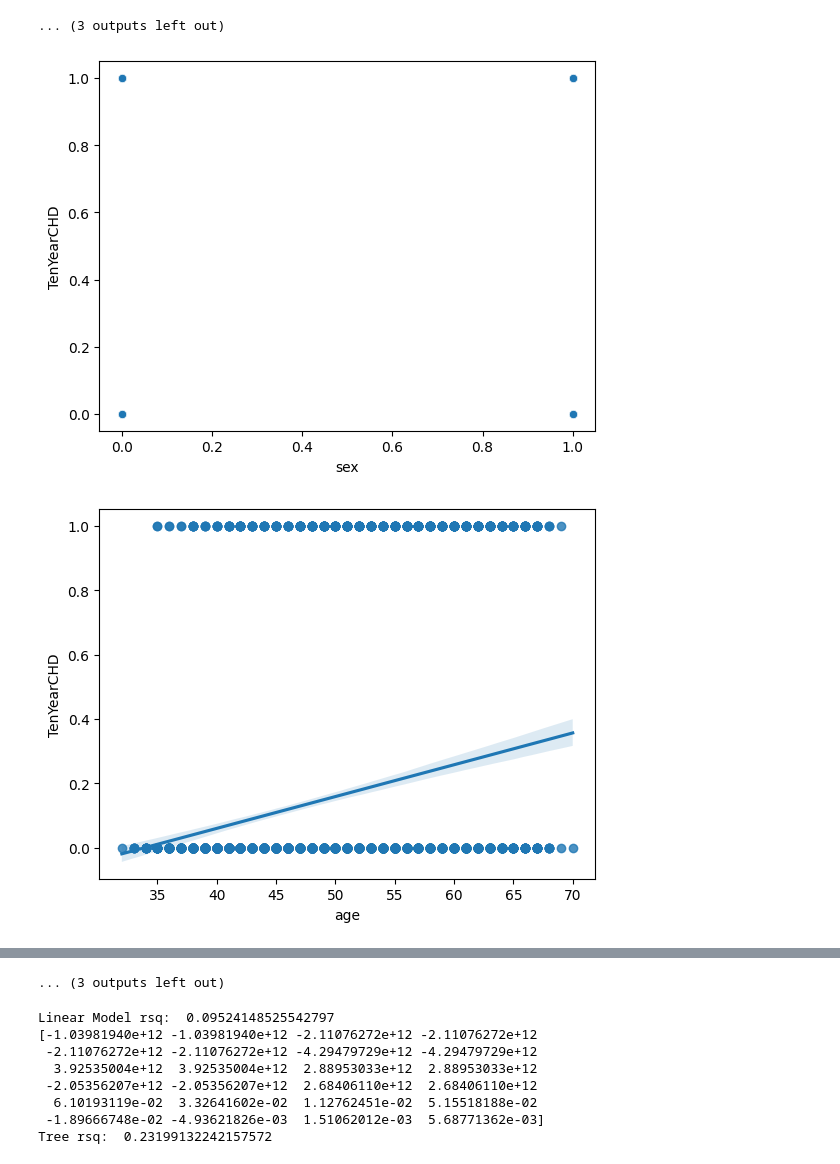
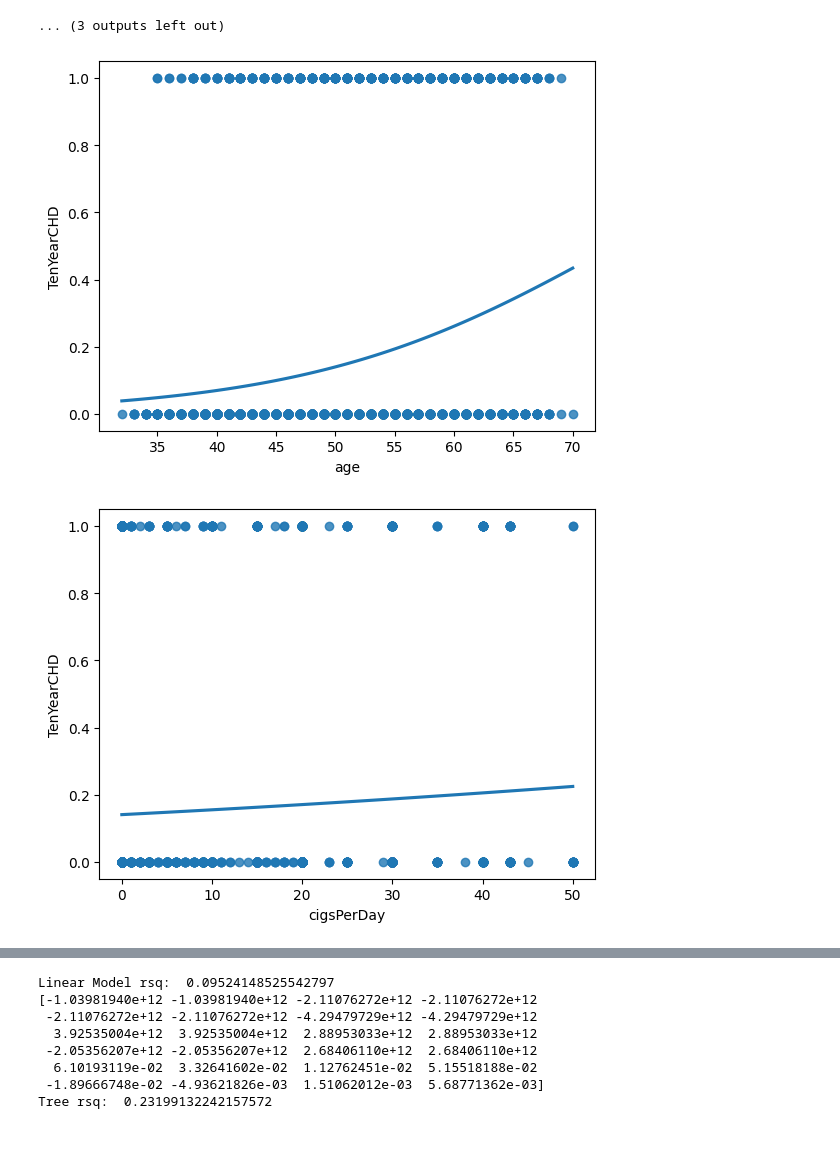
Before and after one commit to gdbwoo/DS-3001-Projects, a Jupyter notebook: Project 2/project_chd.ipynb, the cells around one changed output, grey strips where cells are left out. Cells and saved outputs as stored; diff of their text form; code cells hidden in the pictures.

Commit message:
changed regplot with logistic parameter

```diff
--- a/Project 2/project_chd.ipynb
+++ b/Project 2/project_chd.ipynb
@@ -174,36 +174,22 @@ plt.show()
 # %%
 # Move to index; used to look at different relationship between response and predictors
 
-sns.scatterplot(data=df,x="sex",y="TenYearCHD")
+sns.regplot(data=df,x="age",y="TenYearCHD", logistic=True, ci=None)
 plt.show()
-sns.regplot(data=df,x="age",y="TenYearCHD")
+sns.regplot(data=df,x="cigsPerDay",y="TenYearCHD", logistic=True, ci=None)
 plt.show()
-sns.scatterplot(data=df,x="education",y="TenYearCHD")
+sns.regplot(data=df,x="totChol",y="TenYearCHD", logistic=True, ci=None)
 plt.show()
-sns.scatterplot(data=df,x="currentSmoker",y="TenYearCHD")
+sns.regplot(data=df,x="sysBP",y="TenYearCHD", logistic=True, ci=None)
 plt.show()
-sns.regplot(data=df,x="cigsPerDay",y="TenYearCHD")
+sns.regplot(data=df,x="diaBP",y="TenYearCHD", logistic=True, ci=None)
 plt.show()
-sns.scatterplot(data=df,x="BPMeds",y="TenYearCHD")
+sns.regplot(data=df,x="BMI",y="TenYearCHD", logistic=True, ci=None)
 plt.show()
-sns.scatterplot(data=df,x="prevalentStroke",y="TenYearCHD")
+sns.regplot(data=df,x="heartRate",y="TenYearCHD", logistic=True, ci=None)
 plt.show()
-sns.scatterplot(data=df,x="prevalentHyp",y="TenYearCHD")
+sns.regplot(data=df,x="glucose",y="TenYearCHD", logistic=True, ci=None)
 plt.show()
-sns.scatterplot(data=df,x="diabetes",y="TenYearCHD")
-plt.show()
-sns.regplot(data=df,x="totChol",y="TenYearCHD")
-plt.show()
-sns.regplot(data=df,x="sysBP",y="TenYearCHD")
-plt.show()
-sns.regplot(data=df,x="diaBP",y="TenYearCHD")
-plt.show()
-sns.regplot(data=df,x="BMI",y="TenYearCHD")
-plt.show()
-sns.regplot(data=df,x="heartRate",y="TenYearCHD")
-plt.show()
-sns.regplot(data=df,x="glucose",y="TenYearCHD")
-plt.show()
 # %% [output]
-[figure, old version]
+[figure, new version]
-[figure, old version]
+[figure, new version]
@@ -220,4 +202,3 @@ plt.show()
-... (3 outputs left out)
 # %%
 # 1. Finalize data from Pandas:
 
```
Also changed, not shown: parts of 2 cells of this notebook.
